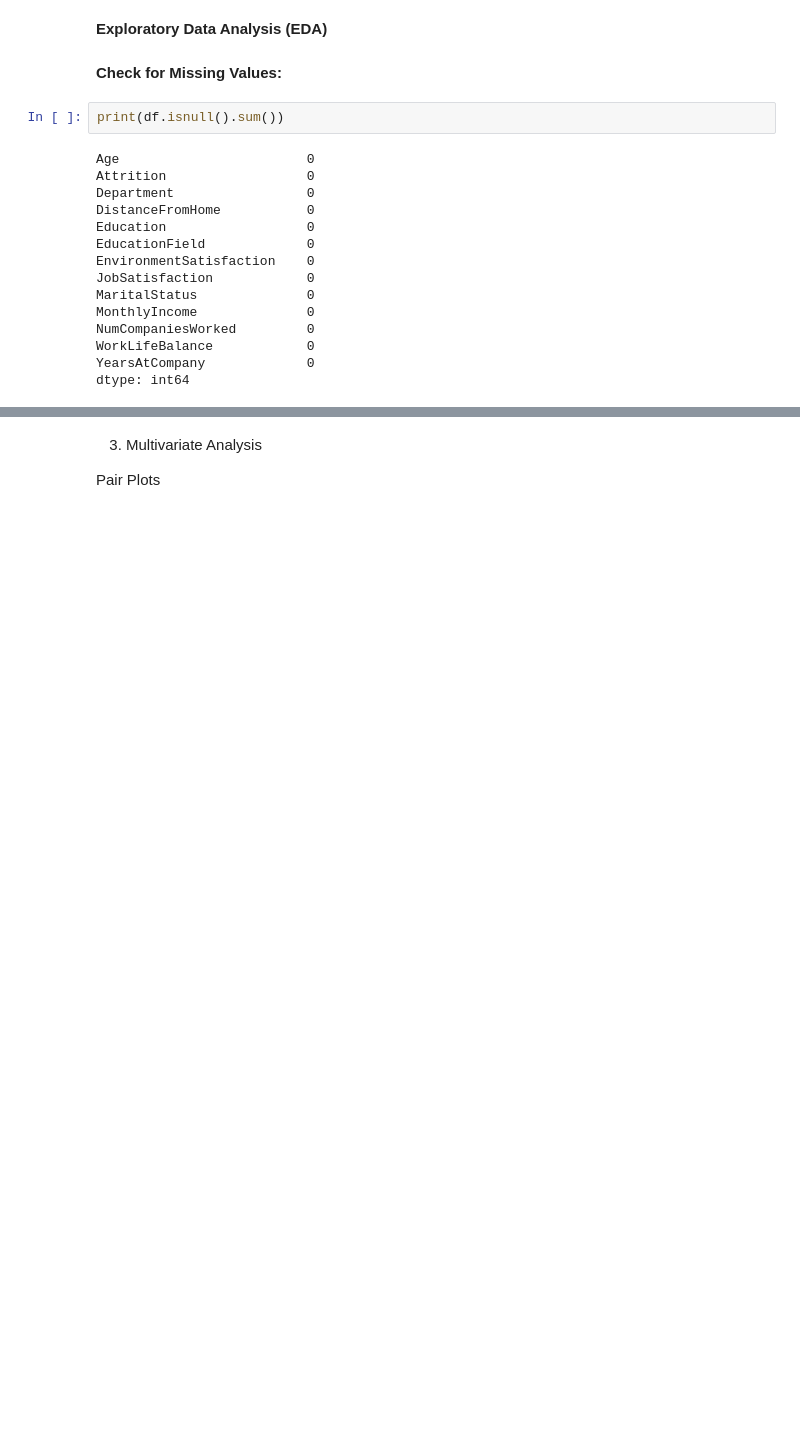
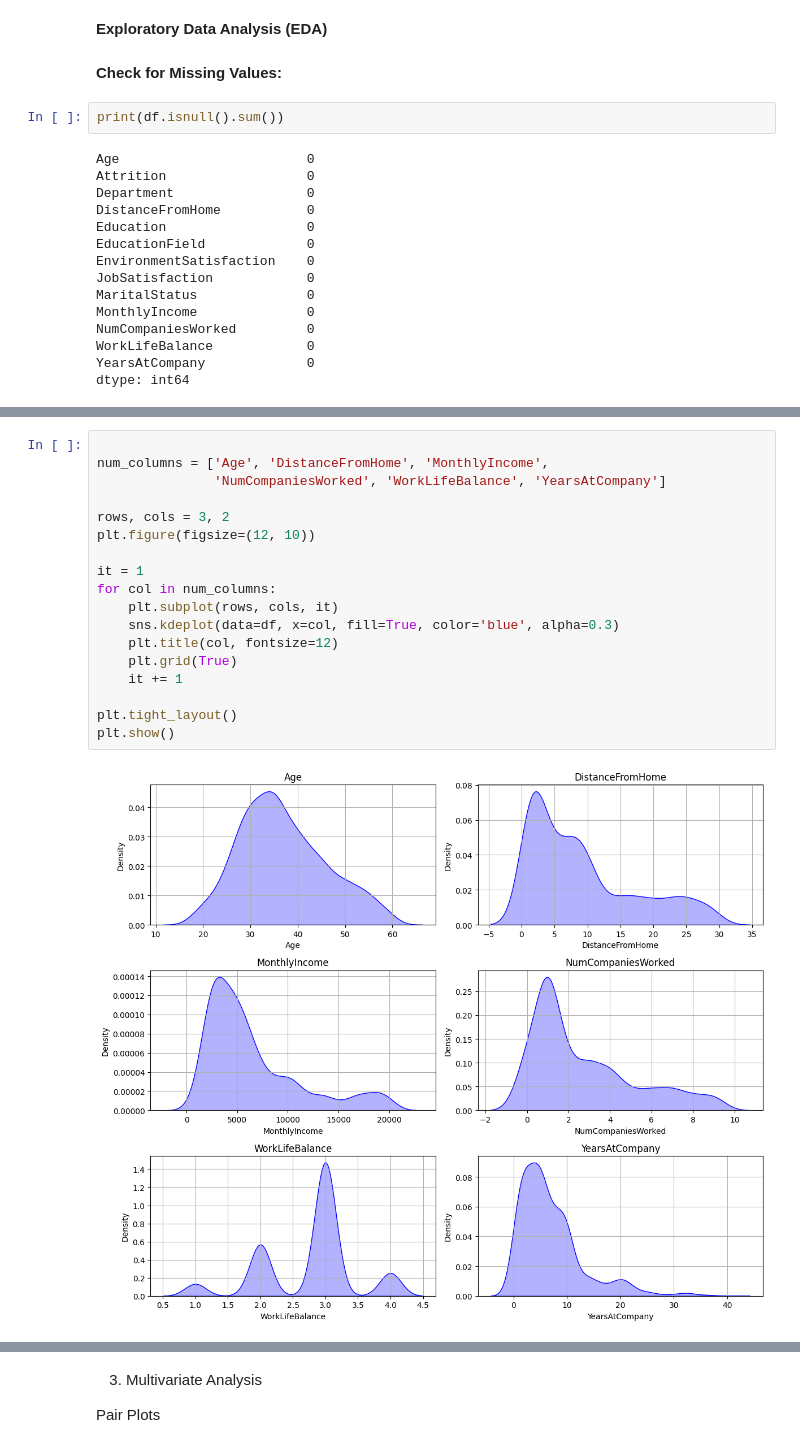
Before and after one commit to Geethasaran/E-Commerce-_Employee-Attrition-Rate, a Jupyter notebook: FINAL_PROJECT_Employee_Attrition_Rate.ipynb, the cells around one changed output, grey strips where cells are left out. Saved outputs shown, nothing was run; the diff lists cells and outputs as text; blank space fills up the shorter version.

```diff
--- a/FINAL_PROJECT_Employee_Attrition_Rate.ipynb
+++ b/FINAL_PROJECT_Employee_Attrition_Rate.ipynb
@@ -130,0 +168,20 @@ plt.show()
+# %%
+
+num_columns = ['Age', 'DistanceFromHome', 'MonthlyIncome',
+               'NumCompaniesWorked', 'WorkLifeBalance', 'YearsAtCompany']
+
+rows, cols = 3, 2
+plt.figure(figsize=(12, 10))
+
+it = 1
+for col in num_columns:
+    plt.subplot(rows, cols, it)
+    sns.kdeplot(data=df, x=col, fill=True, color='blue', alpha=0.3)
+    plt.title(col, fontsize=12)
+    plt.grid(True)
+    it += 1
+
+plt.tight_layout()
+plt.show()
+# %% [output]
+[figure, added]
```
Also changed, not shown: parts of 57 cells of this notebook.
